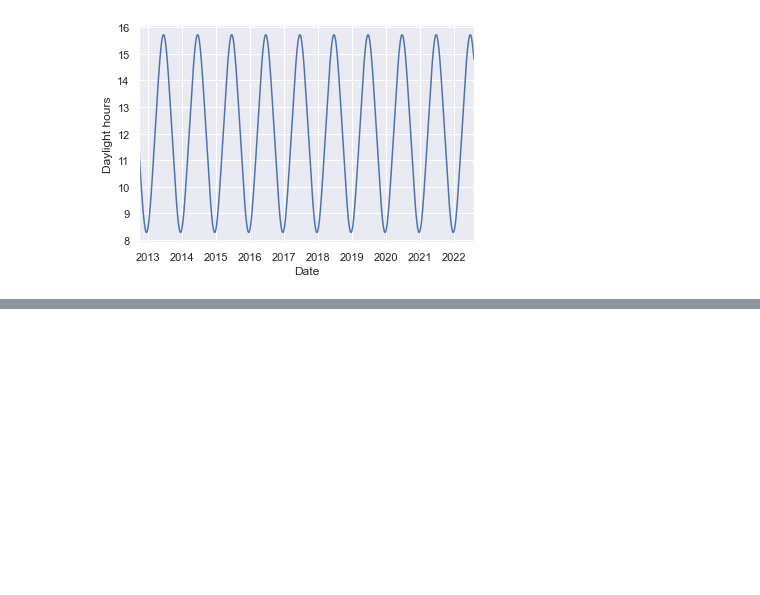
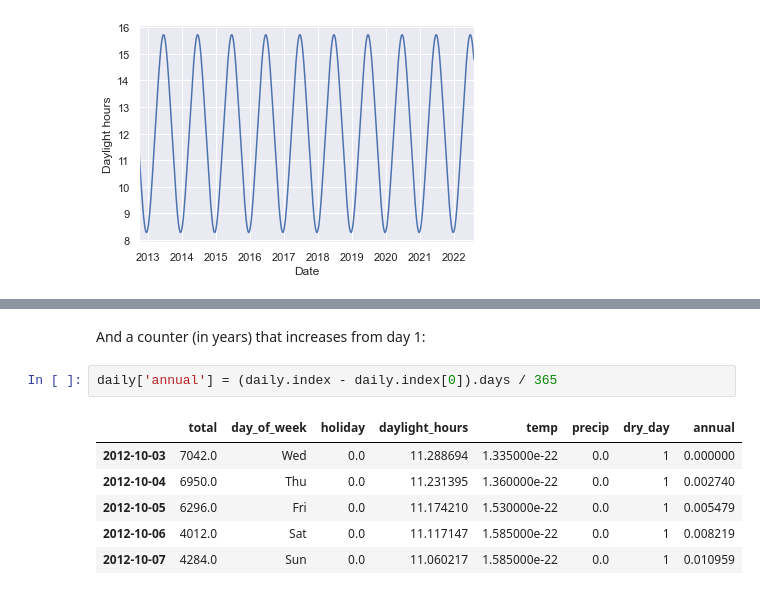
Before and after one commit to taylordunn/python-data-science-handbook, a Jupyter notebook: chapter5/chapter5.ipynb, the cells around one changed output, grey strips where cells are left out. Saved outputs shown, nothing was run; the diff lists cells and outputs as text; blank space fills up the shorter version.

```diff
--- a/chapter5/chapter5.ipynb
+++ b/chapter5/chapter5.ipynb
@@ -1258,0 +1262,11 @@ daily['daylight_hours'].plot(ylabel='Daylight hours');
+# %% [markdown]
+And a counter (in years) that increases from day 1:
+# %%
+daily['annual'] = (daily.index - daily.index[0]).days / 365
+# %% [output]
+|  | total | day_of_week | holiday | daylight_hours | temp | precip | dry_day | annual |
+| 2012-10-03 | 7042.0 | Wed | 0.0 | 11.288694 | 1.335000e-22 | 0.0 | 1 | 0.000000 |
+| 2012-10-04 | 6950.0 | Thu | 0.0 | 11.231395 | 1.360000e-22 | 0.0 | 1 | 0.002740 |
+| 2012-10-05 | 6296.0 | Fri | 0.0 | 11.174210 | 1.530000e-22 | 0.0 | 1 | 0.005479 |
+| 2012-10-06 | 4012.0 | Sat | 0.0 | 11.117147 | 1.585000e-22 | 0.0 | 1 | 0.008219 |
+| 2012-10-07 | 4284.0 | Sun | 0.0 | 11.060217 | 1.585000e-22 | 0.0 | 1 | 0.010959 |
```
Also changed, not shown: parts of 16 cells of this notebook.
